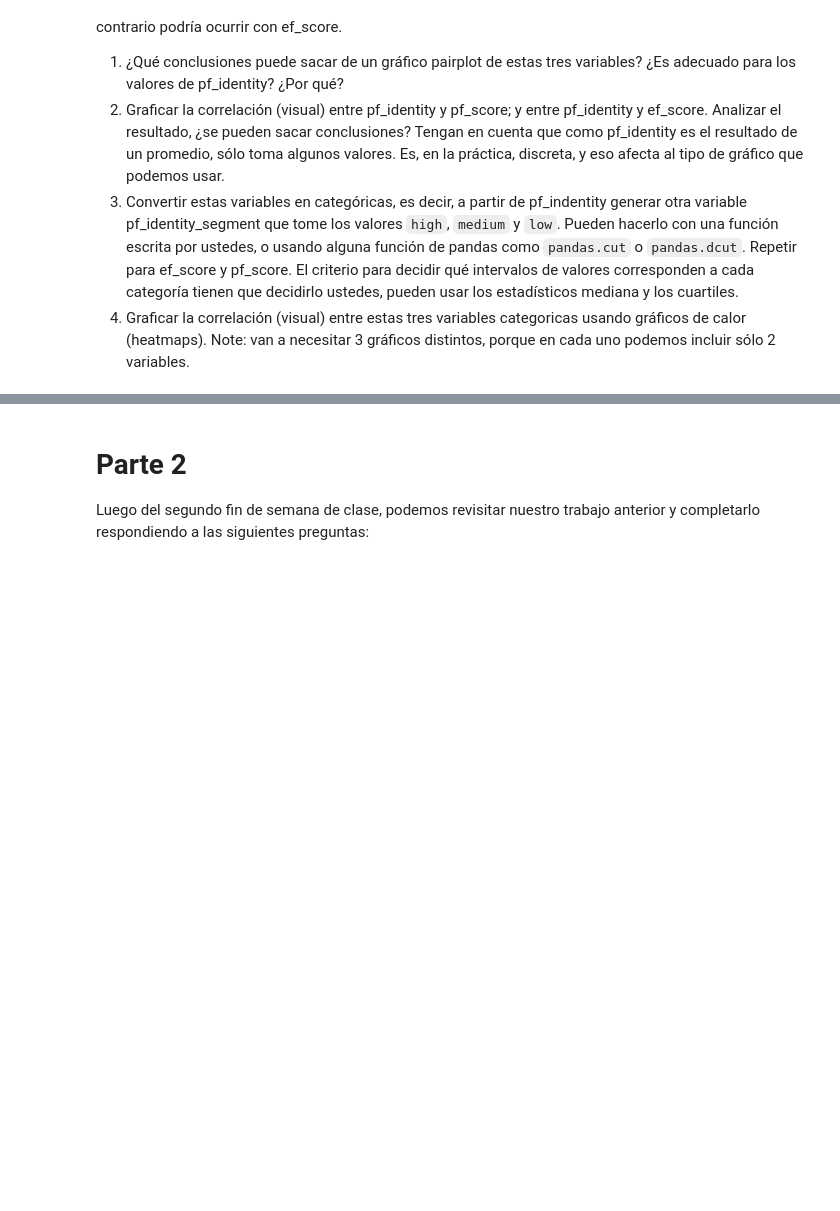
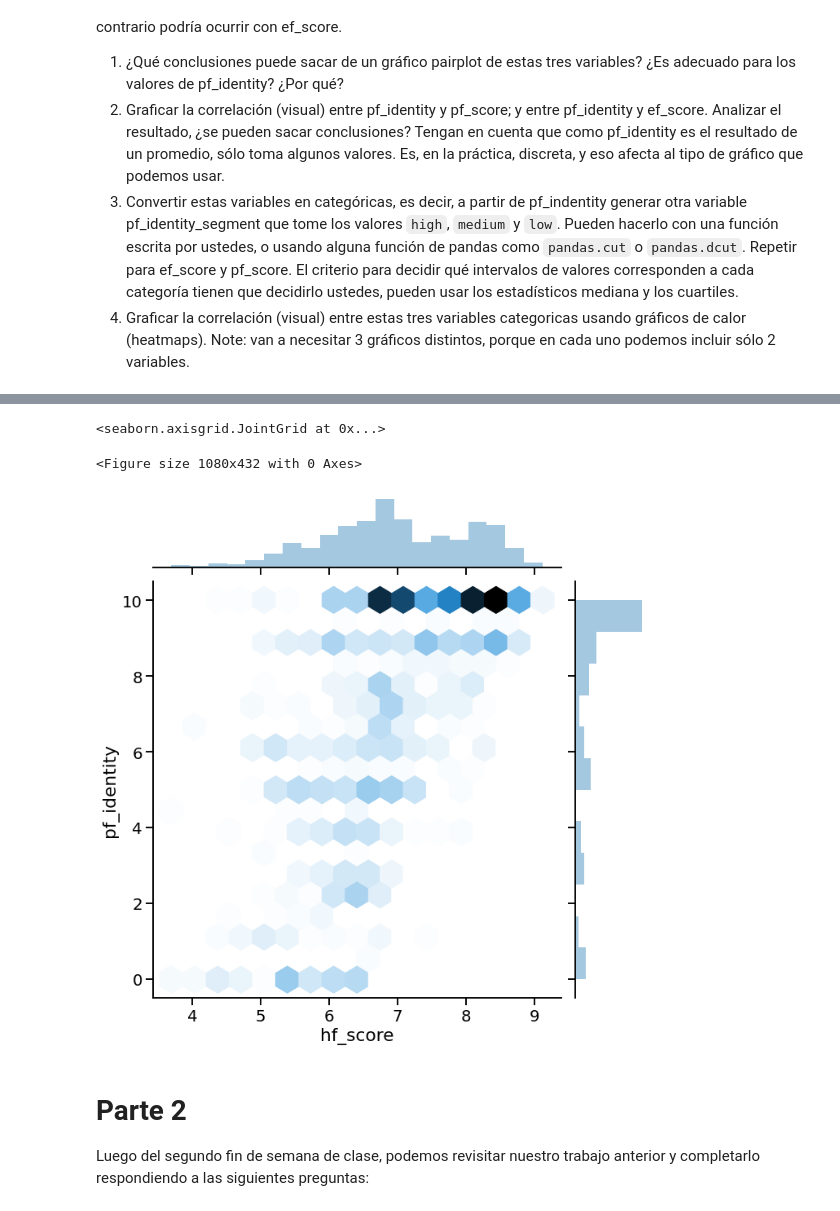
Before and after one commit to diplodatos2020-grupo5/AnalisisyVisualizacion, a Jupyter notebook: practico.ipynb, the cells around one changed output, grey strips where cells are left out. Cells and saved outputs as stored; diff of their text form; code cells hidden in the pictures; blank space fills up the shorter version.

```diff
--- a/practico.ipynb
+++ b/practico.ipynb
@@ -606,3 +348,11 @@ Como pf_indentity contribuye al cálculo de pf_score esperamos hallar algún gra
+# %%
+fig = plt.figure(figsize=(15,6))
+seaborn.jointplot(data=dataset, x='hf_score',
+                  y='pf_identity', kind='hex', height=10)
+# %% [output]
+<seaborn.axisgrid.JointGrid at 0x...>
+<Figure size 1080x432 with 0 Axes>
+[figure, added]
 # %% [markdown]
 # Parte 2
 
```
Also changed, not shown: parts of 53 cells of this notebook.
